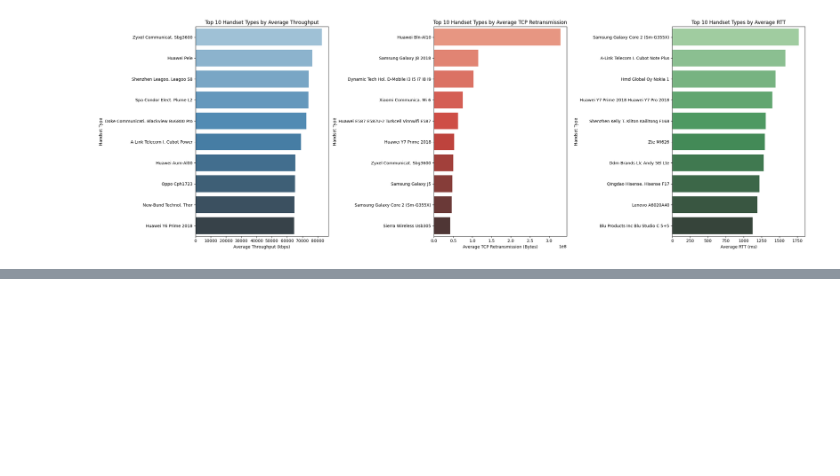
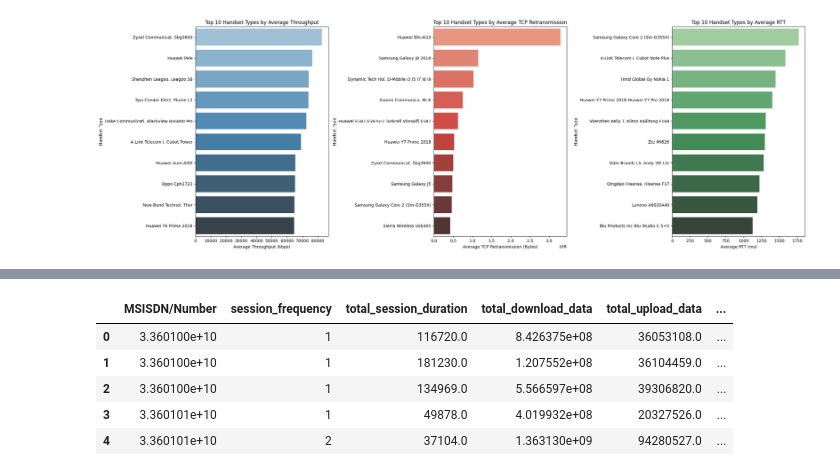
Before and after one commit to Semir1r/KAIM-WEEK-2, a Jupyter notebook: notebooks/experience_analysis.ipynb, the cells around one changed output, grey strips where cells are left out. Drawn from its saved outputs; the diff is of its cells as text; code cells hidden in the pictures; blank space fills up the shorter version.

```diff
--- a/notebooks/experience_analysis.ipynb
+++ b/notebooks/experience_analysis.ipynb
@@ -279,0 +319,25 @@ Passing `palette` without assigning `hue` is deprecated and will be removed in v
+# %%
+# Aggregating user data
+aggregated_experience_data = df.groupby('MSISDN/Number').agg(
+    session_frequency=('Bearer Id', 'count'),               # Number of sessions
+    total_session_duration=('Dur. (ms)', 'sum'),            # Total session duration
+    total_download_data=('Total DL (Bytes)', 'sum'),        # Total download data
+    total_upload_data=('Total UL (Bytes)', 'sum'),          # Total upload data
+    avg_tcp_retransmission=('TCP DL Retrans. Vol (Bytes)', 'mean'),  # Average TCP retransmission
+    avg_rtt=('Avg RTT DL (ms)', 'mean'),                    # Average Round Trip Time (RTT)
+    avg_throughput=('Avg Bearer TP DL (kbps)', 'mean'),      # Average Throughput
+    Handset_Type=('Handset Type', 'first')
+).reset_index()
+
+# Adding a new column for total traffic (download + upload)
+aggregated_experience_data['total_traffic'] = aggregated_experience_data['total_download_data'] + aggregated_experience_data['total_upload_data']
+
+# Verify that the data was aggregated correctly
+aggregated_experience_data.head()
+# %% [output]
+|  | MSISDN/Number | session_frequency | total_session_duration | total_download_data | total_upload_data | ... |
+| 0 | 3.360100e+10 | 1 | 116720.0 | 8.426375e+08 | 36053108.0 | ... |
+| 1 | 3.360100e+10 | 1 | 181230.0 | 1.207552e+08 | 36104459.0 | ... |
+| 2 | 3.360100e+10 | 1 | 134969.0 | 5.566597e+08 | 39306820.0 | ... |
+| 3 | 3.360101e+10 | 1 | 49878.0 | 4.019932e+08 | 20327526.0 | ... |
+| 4 | 3.360101e+10 | 2 | 37104.0 | 1.363130e+09 | 94280527.0 | ... |
```
Also changed, not shown: parts of 7 cells of this notebook, 6 other files.
